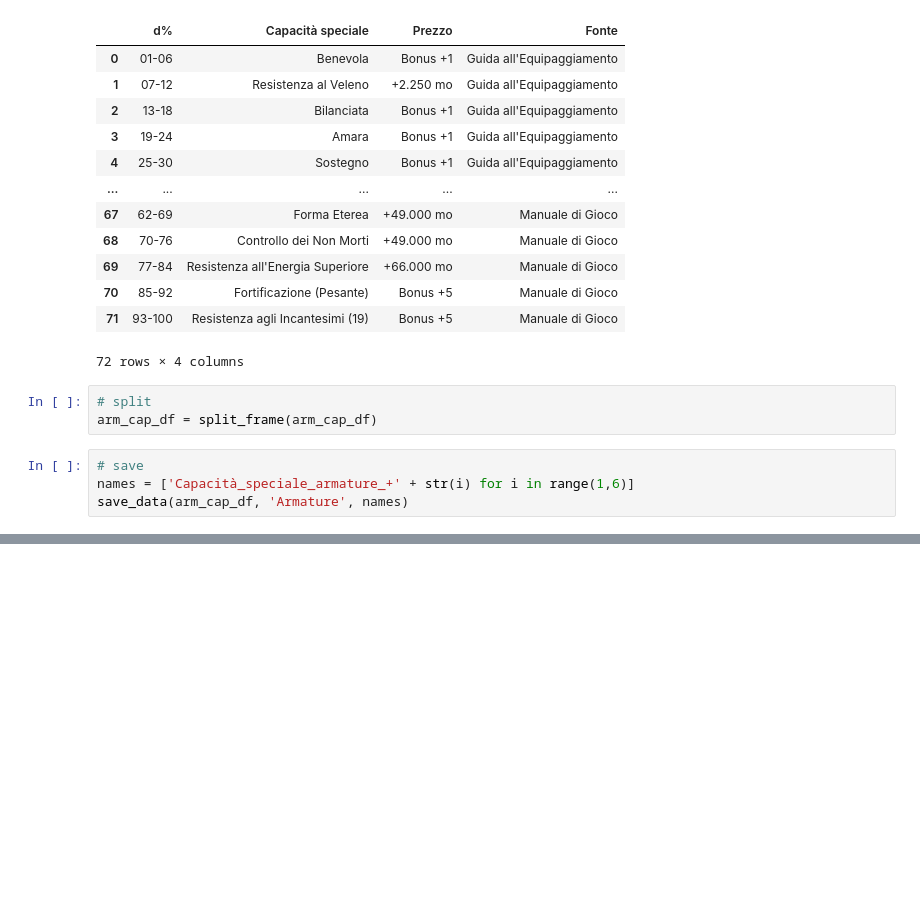
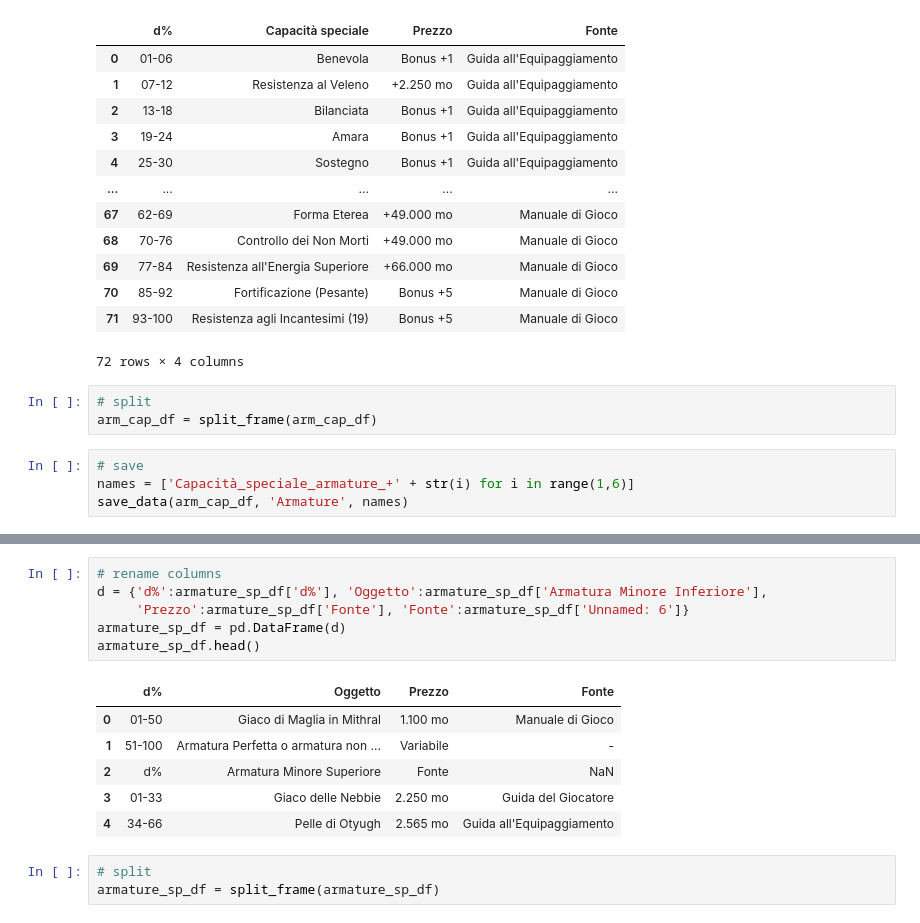
Before and after one commit to mattiafalco/Pathfinder---Magic-Item-Generator, a Jupyter notebook: Cleaning.ipynb, the cells around one changed output, grey strips where cells are left out. Drawn from its saved outputs; the diff is of its cells as text; blank space fills up the shorter version.

```diff
--- a/Cleaning.ipynb
+++ b/Cleaning.ipynb
@@ -355,0 +425,16 @@ save_data(arm_cap_df, 'Armature', names)
+# %%
+# rename columns
+d = {'d%':armature_sp_df['d%'], 'Oggetto':armature_sp_df['Armatura Minore Inferiore'],
+     'Prezzo':armature_sp_df['Fonte'], 'Fonte':armature_sp_df['Unnamed: 6']}
+armature_sp_df = pd.DataFrame(d)
+armature_sp_df.head()
+# %% [output]
+|  | d% | Oggetto | Prezzo | Fonte |
+| 0 | 01-50 | Giaco di Maglia in Mithral | 1.100 mo | Manuale di Gioco |
+| 1 | 51-100 | Armatura Perfetta o armatura non ... | Variabile | - |
+| 2 | d% | Armatura Minore Superiore | Fonte | NaN |
+| 3 | 01-33 | Giaco delle Nebbie | 2.250 mo | Guida del Giocatore |
+| 4 | 34-66 | Pelle di Otyugh | 2.565 mo | Guida all'Equipaggiamento |
+# %%
+# split
+armature_sp_df = split_frame(armature_sp_df)
```
Also changed, not shown: parts of 12 cells of this notebook, 11 other files.
